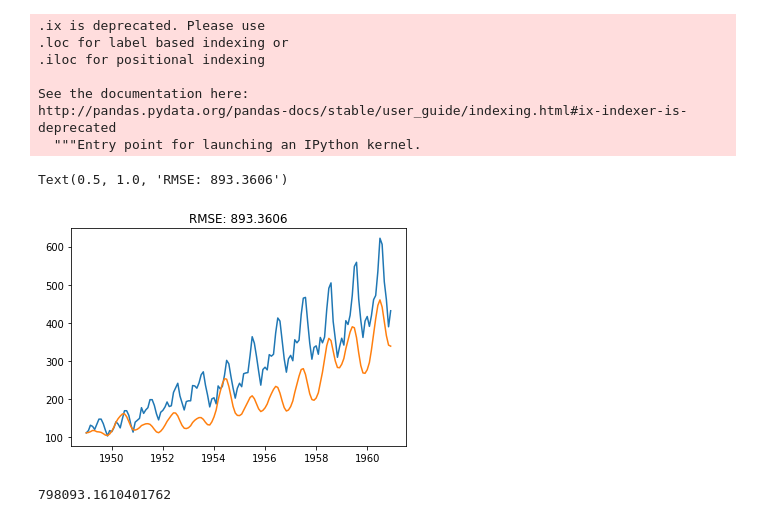
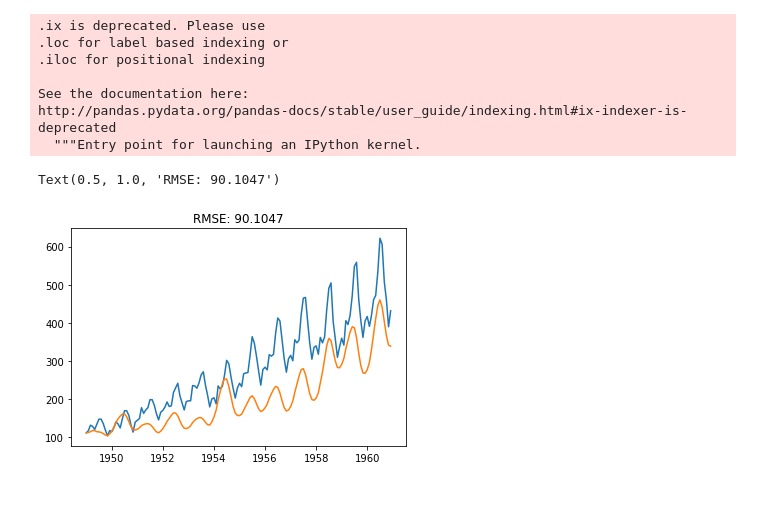
Before and after one commit to akalyaraj7/Datascience, a Jupyter notebook: Forecast_air_passenger_traffic.ipynb, the cells around one changed output. Drawn from its saved outputs; the diff is of its cells as text; code cells hidden in the pictures.

Commit message:
Measure RMSE

```diff
--- a/Forecast_air_passenger_traffic.ipynb
+++ b/Forecast_air_passenger_traffic.ipynb
@@ -344,15 +344,11 @@ http://pandas.pydata.org/pandas-docs/stable/user_guide/indexing.html#ix-indexer-
 # %%
 # take the exponential which is anti-log
 predictions_ARIMA = np.exp(predictions_ARIMA_log)
 plt.plot(ts)
 plt.plot(predictions_ARIMA)
-plt.title('RMSE: %.4f'% np.sqrt(sum(predictions_ARIMA-ts)**2/len(ts)))
+plt.title('RMSE: %.4f'% np.sqrt(sum((predictions_ARIMA-ts)**2)/len(ts)))
 # %% [output]
-Text(0.5, 1.0, 'RMSE: 893.3606')
+Text(0.5, 1.0, 'RMSE: 90.1047')
-[figure, old version]
+[figure, new version]
-# %%
-sum(predictions_ARIMA-ts)**2/len(ts)
-# %% [output]
-798093.1610401762
 # %%
 # RMSE is 90
```
